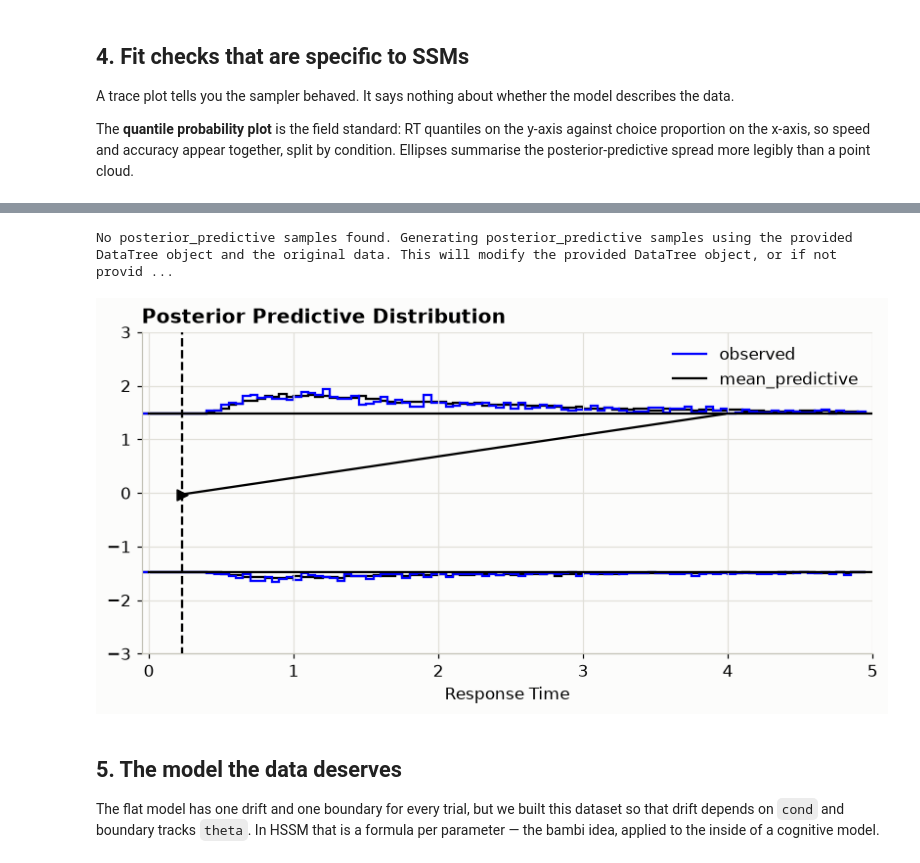
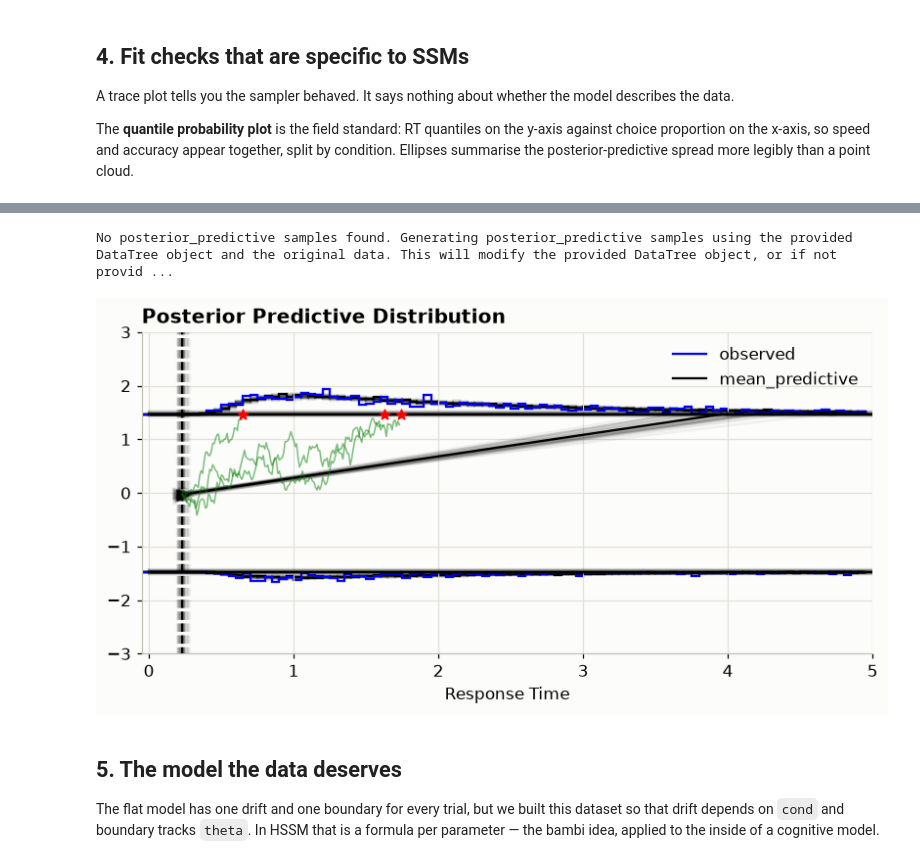
Before and after one commit to VeronikaWendler/sbi4cogsci, a Jupyter notebook: tutorials/day3_sbi_tools/hssm-intro.ipynb, the cells around one changed output, grey strips where cells are left out. Saved outputs shown, nothing was run; the diff lists cells and outputs as text; code cells hidden in the pictures.

```diff
--- a/tutorials/day3_sbi_tools/hssm-intro.ipynb
+++ b/tutorials/day3_sbi_tools/hssm-intro.ipynb
@@ -380,10 +389,12 @@ above and below.
 # %%
-hssm.plotting.plot_model_cartoon(model_flat, n_samples=5)
+hssm.plotting.plot_model_cartoon(model_flat, n_samples=20,
+                                 plot_predictive_samples=True,
+                                 n_trajectories=3)
 plt.gcf().set_size_inches(7.5, 4)
 plt.tight_layout()
 # %% [output]
 No posterior_predictive samples found. Generating posterior_predictive samples using the provided DataTree object and the original data. This will modify the provided DataTree object, or if not provid ...
-[figure, old version]
+[figure, new version]
 # %% [markdown]
 ## 5. The model the data deserves
 
```
Also changed, not shown: parts of 58 cells of this notebook, 17 other files.
